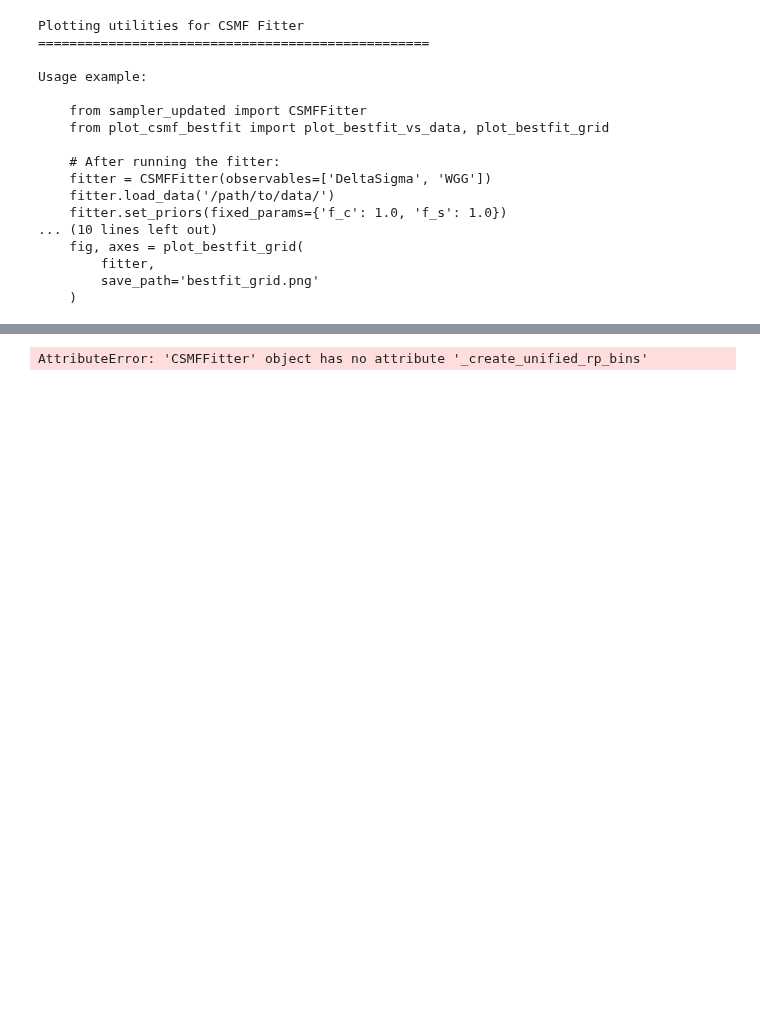
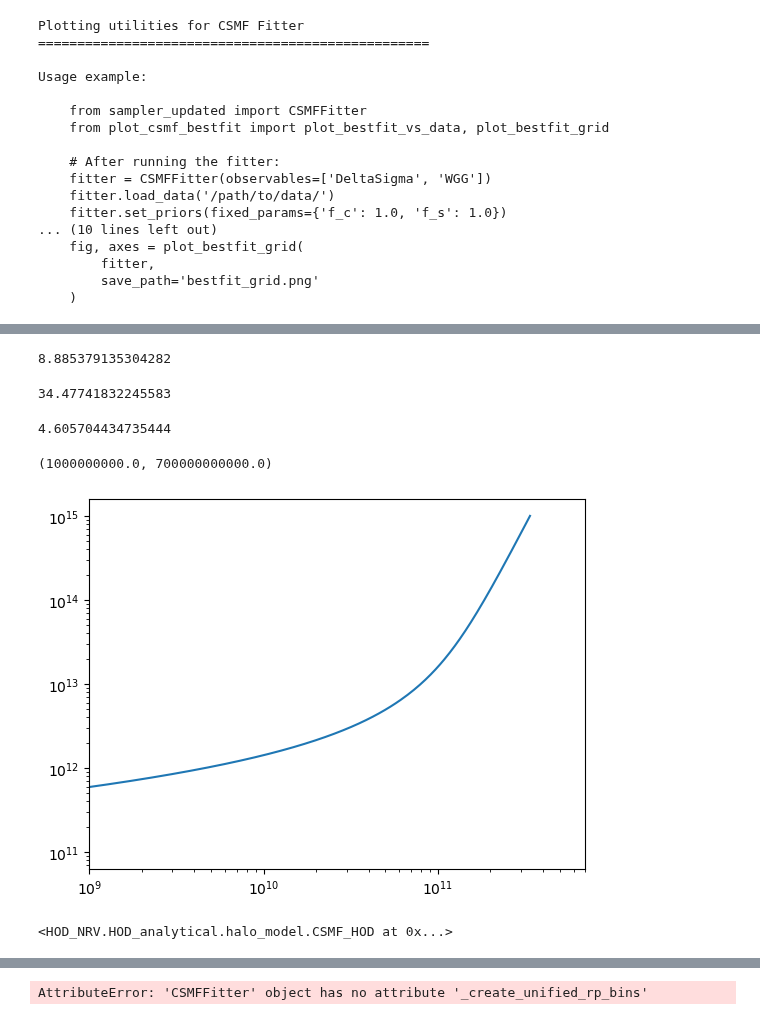
Before and after one commit to rpaviot/NRV_HOD, a Jupyter notebook: Untitled (2).ipynb, the cells around one changed output, grey strips where cells are left out. Drawn from its saved outputs; the diff is of its cells as text; code cells hidden in the pictures; blank space fills up the shorter version.

```diff
--- a/Untitled (2).ipynb
+++ b/Untitled (2).ipynb
@@ -4219,0 +4226,27 @@ best_fit = fitter.get_best_fit()
+# %%
+from HOD_NRV.HOD_analytical.halo_model import csmf_Mstar_central
+M = np.geomspace(1e11,1e15,200)
+SHM = csmf_Mstar_central(M, 10**best_fit['M0']*DEFAULT_COSMO_PARAMS['h']**2,10**best_fit['M1']*DEFAULT_COSMO_PARAMS['h'],best_fit['gamma1'],best_fit['gamma2'])
+# %%
+best_fit['gamma1']
+# %% [output]
+8.885379135304282
+# %%
+10**best_fit['M1']*DEFAULT_COSMO_PARAMS['h']/1e10
+# %% [output]
+34.47741832245583
+# %%
+10**best_fit['M0']*DEFAULT_COSMO_PARAMS['h']**2/1e10
+# %% [output]
+4.605704434735444
+# %%
+plt.loglog(SHM,M)
+plt.xlim(1e9,7e11)
+#plt.xlim(1e9,1e12)
+# %% [output]
+(1000000000.0, 700000000000.0)
+[figure, added]
+# %%
+fitter._halo_model.hod
+# %% [output]
+<HOD_NRV.HOD_analytical.halo_model.CSMF_HOD at 0x...>
```
Also changed, not shown: parts of 71 cells of this notebook, 15 other files.
